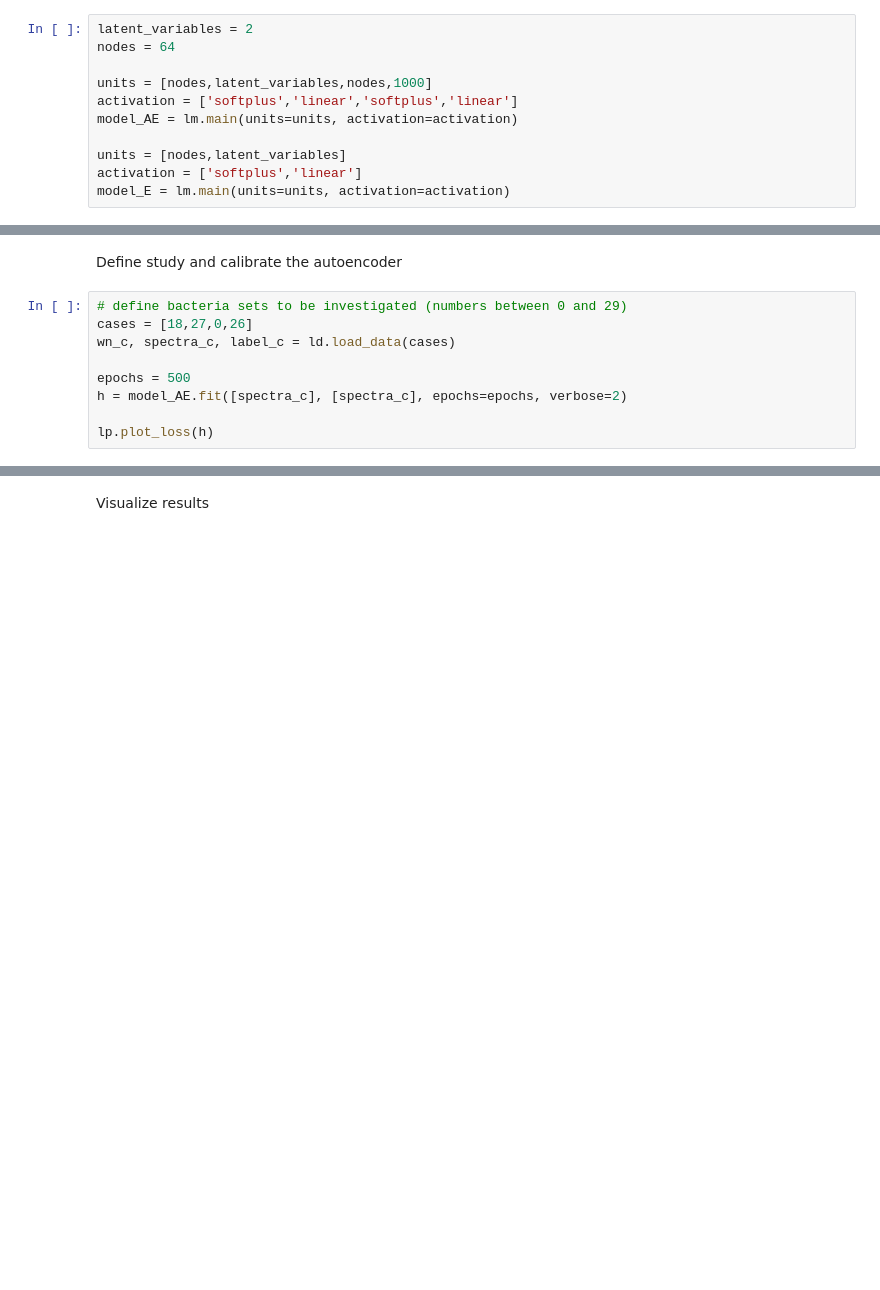
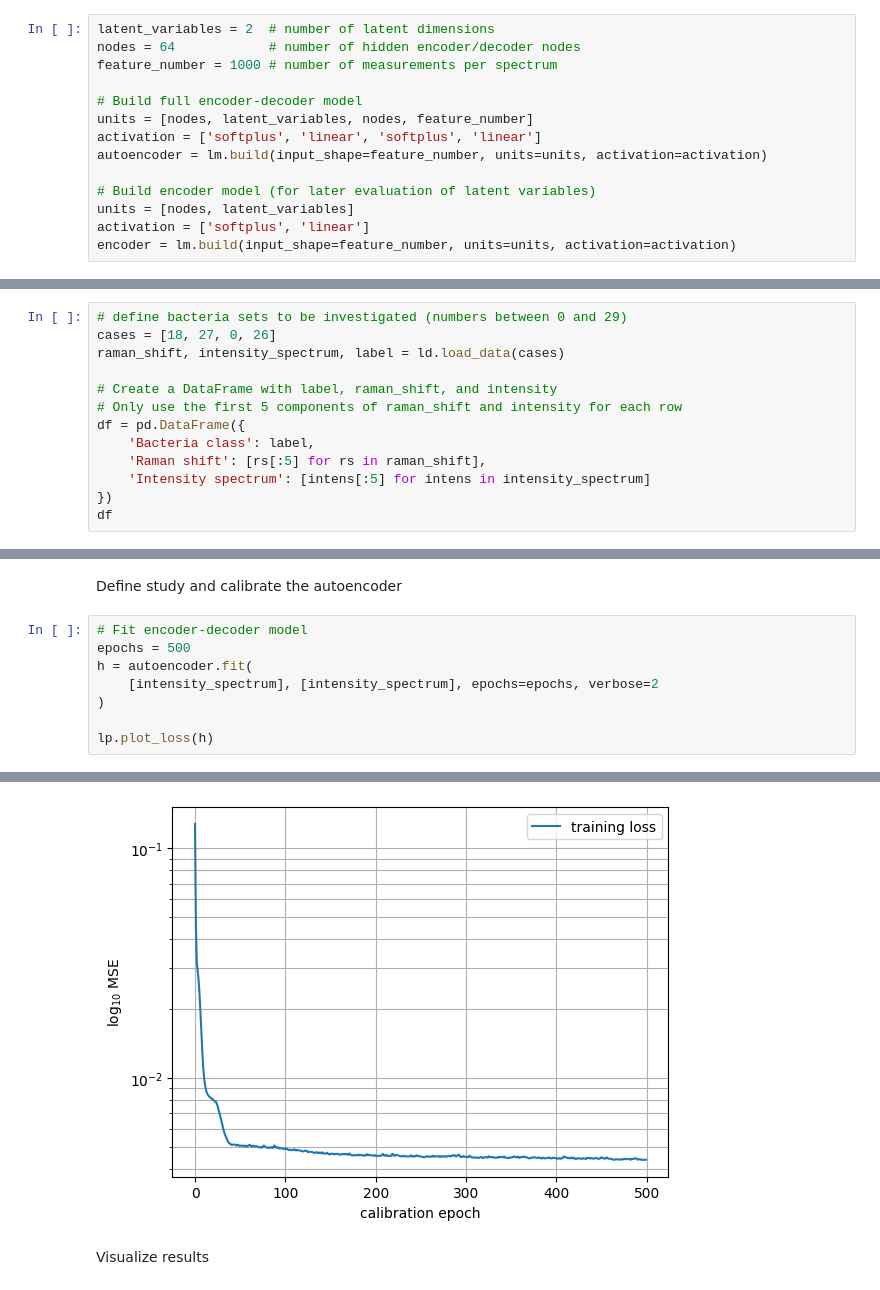
Before and after one commit to Drenderer/LecturePhysicsAwareML, a Jupyter notebook: Autoencoder/main_autoencoder.ipynb, the cells around one changed output, grey strips where cells are left out. Drawn from its saved outputs; the diff is of its cells as text; blank space fills up the shorter version.

Commit message:
Renaming and reformatting
+ Visualization of data in a pandas data frame.

```diff
--- a/Autoencoder/main_autoencoder.ipynb
+++ b/Autoencoder/main_autoencoder.ipynb
@@ -54,13 +54,16 @@ Matplotlib is building the font cache; this may take a moment.
 # %% [markdown]
 Load full autoencoder and encoder
 # %%
-latent_variables = 2
-nodes = 64
+latent_variables = 2  # number of latent dimensions
+nodes = 64            # number of hidden encoder/decoder nodes
+feature_number = 1000 # number of measurements per spectrum
 
-units = [nodes,latent_variables,nodes,1000]
-activation = ['softplus','linear','softplus','linear']
-model_AE = lm.main(units=units, activation=activation)
+# Build full encoder-decoder model
+units = [nodes, latent_variables, nodes, feature_number]
+activation = ['softplus', 'linear', 'softplus', 'linear']
+autoencoder = lm.build(input_shape=feature_number, units=units, activation=activation)
 
-units = [nodes,latent_variables]
-activation = ['softplus','linear']
-model_E = lm.main(units=units, activation=activation)
+# Build encoder model (for later evaluation of latent variables)
+units = [nodes, latent_variables]
+activation = ['softplus', 'linear']
+encoder = lm.build(input_shape=feature_number, units=units, activation=activation)
@@ -66,0 +72,13 @@ model_E = lm.main(units=units, activation=activation)
+# %%
+# define bacteria sets to be investigated (numbers between 0 and 29)
+cases = [18, 27, 0, 26]
+raman_shift, intensity_spectrum, label = ld.load_data(cases)
+
+# Create a DataFrame with label, raman_shift, and intensity
+# Only use the first 5 components of raman_shift and intensity for each row
+df = pd.DataFrame({
+    'Bacteria class': label,
+    'Raman shift': [rs[:5] for rs in raman_shift],
+    'Intensity spectrum': [intens[:5] for intens in intensity_spectrum]
+})
+df
@@ -67,11 +99,11 @@ model_E = lm.main(units=units, activation=activation)
 # %% [markdown]
 Define study and calibrate the autoencoder
-# %%
-# define bacteria sets to be investigated (numbers between 0 and 29)
-cases = [18,27,0,26]
-wn_c, spectra_c, label_c = ld.load_data(cases)
-
-epochs = 500
-h = model_AE.fit([spectra_c], [spectra_c], epochs=epochs, verbose=2)
-
-lp.plot_loss(h)
+# %%
+# Fit encoder-decoder model
+epochs = 500
+h = autoencoder.fit(
+    [intensity_spectrum], [intensity_spectrum], epochs=epochs, verbose=2
+)
+
+lp.plot_loss(h)
+# %% [output]
@@ -78,3 +127,4 @@ lp.plot_loss(h)
+[figure, added]
 # %% [markdown]
 Visualize results
 # %%
```
Also changed, not shown: parts of 6 cells of this notebook, 4 other files.
